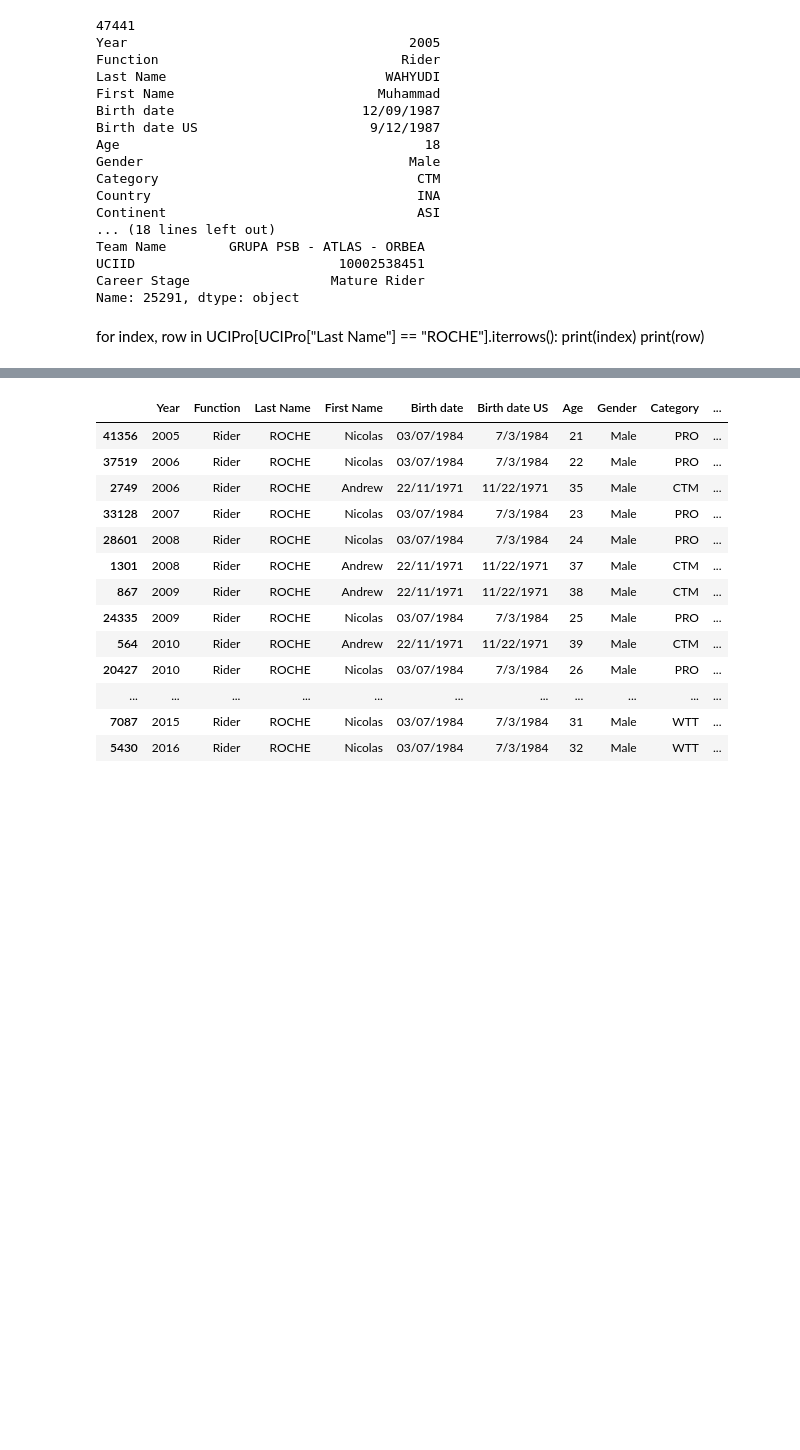
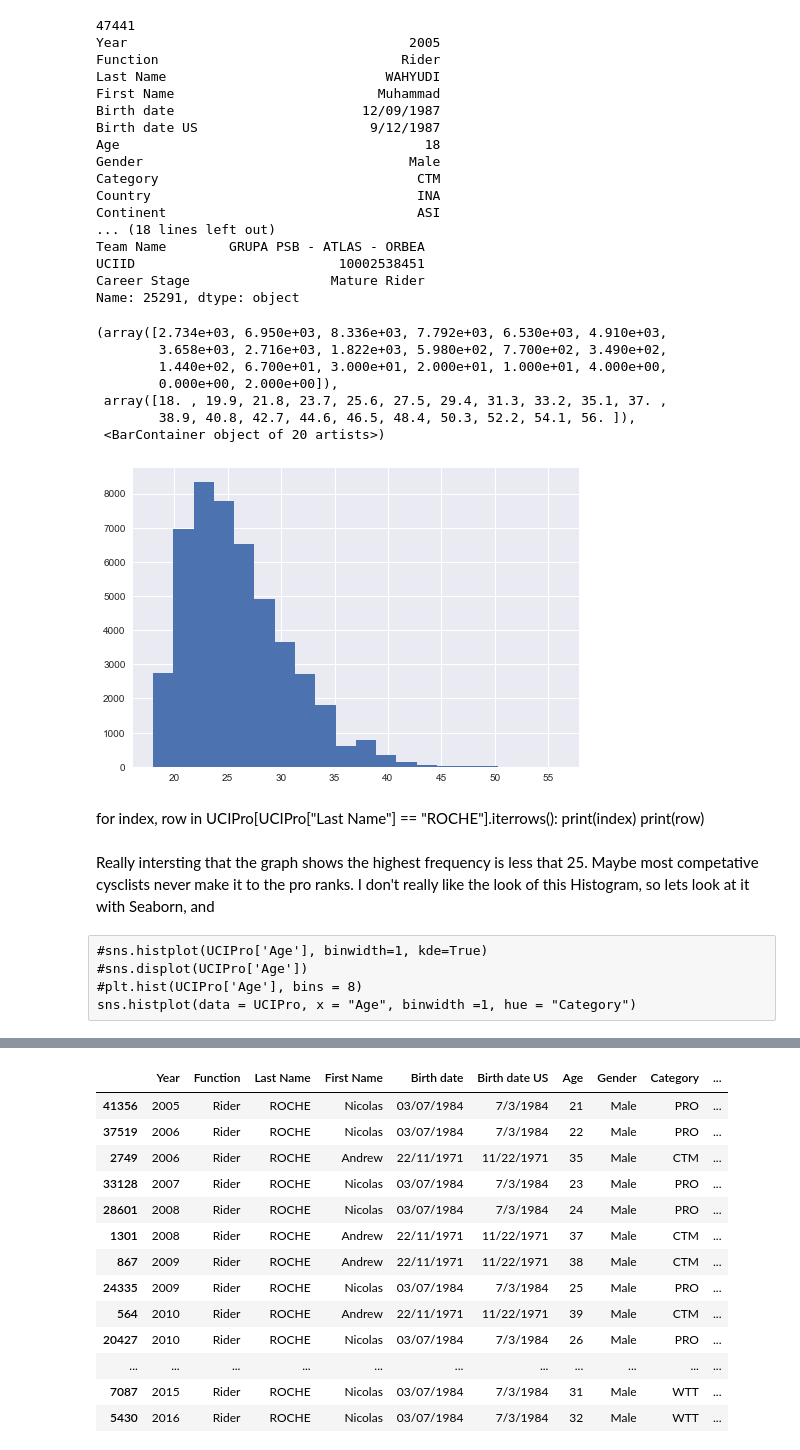
Before and after one commit to bryanminnock/UCDPA_BryanMinnock, a Jupyter notebook: UCDProject.ipynb, the cells around one changed output, grey strips where cells are left out. Saved outputs shown, nothing was run; the diff lists cells and outputs as text; code cells hidden in the pictures; blank space fills up the shorter version.

```diff
--- a/UCDProject.ipynb
+++ b/UCDProject.ipynb
@@ -444,7 +411,28 @@ Team Name        GRUPA PSB - ATLAS - ORBEA
 UCIID                          10002538451
 Career Stage                  Mature Rider
 Name: 25291, dtype: object
+# %%
+#Lets do a histogram of age.
+#Obeservatin, data is highly skewed to the left. I expect the mean aand median are low. Data shows a higer frequency below 25 years.
+#Conclusion: Many Elite riders don't make it to have a long career, or manybe don't make it to the higest tier of pro cycling, and hence quit to pursue a different career.
+plt.hist(UCIPro['Age'],bins=20)
+# %% [output]
+(array([2.734e+03, 6.950e+03, 8.336e+03, 7.792e+03, 6.530e+03, 4.910e+03,
+        3.658e+03, 2.716e+03, 1.822e+03, 5.980e+02, 7.700e+02, 3.490e+02,
+        1.440e+02, 6.700e+01, 3.000e+01, 2.000e+01, 1.000e+01, 4.000e+00,
+        0.000e+00, 2.000e+00]),
+ array([18. , 19.9, 21.8, 23.7, 25.6, 27.5, 29.4, 31.3, 33.2, 35.1, 37. ,
+        38.9, 40.8, 42.7, 44.6, 46.5, 48.4, 50.3, 52.2, 54.1, 56. ]),
+ <BarContainer object of 20 artists>)
+[figure, added]
 # %% [markdown]
 for index, row in UCIPro[UCIPro["Last Name"] == "ROCHE"].iterrows():
     print(index)
     print(row)
+# %% [markdown]
+Really intersting that the graph shows the highest frequency is less that 25. Maybe most competative cysclists never make it to the pro ranks. I don't really like the look of this Histogram, so lets look at it with Seaborn, and
+# %% [raw]
+#sns.histplot(UCIPro['Age'], binwidth=1, kde=True)
+#sns.displot(UCIPro['Age'])
+#plt.hist(UCIPro['Age'], bins = 8)
+sns.histplot(data = UCIPro, x = "Age", binwidth =1, hue = "Category")
```
Also changed, not shown: parts of 90 cells of this notebook.
